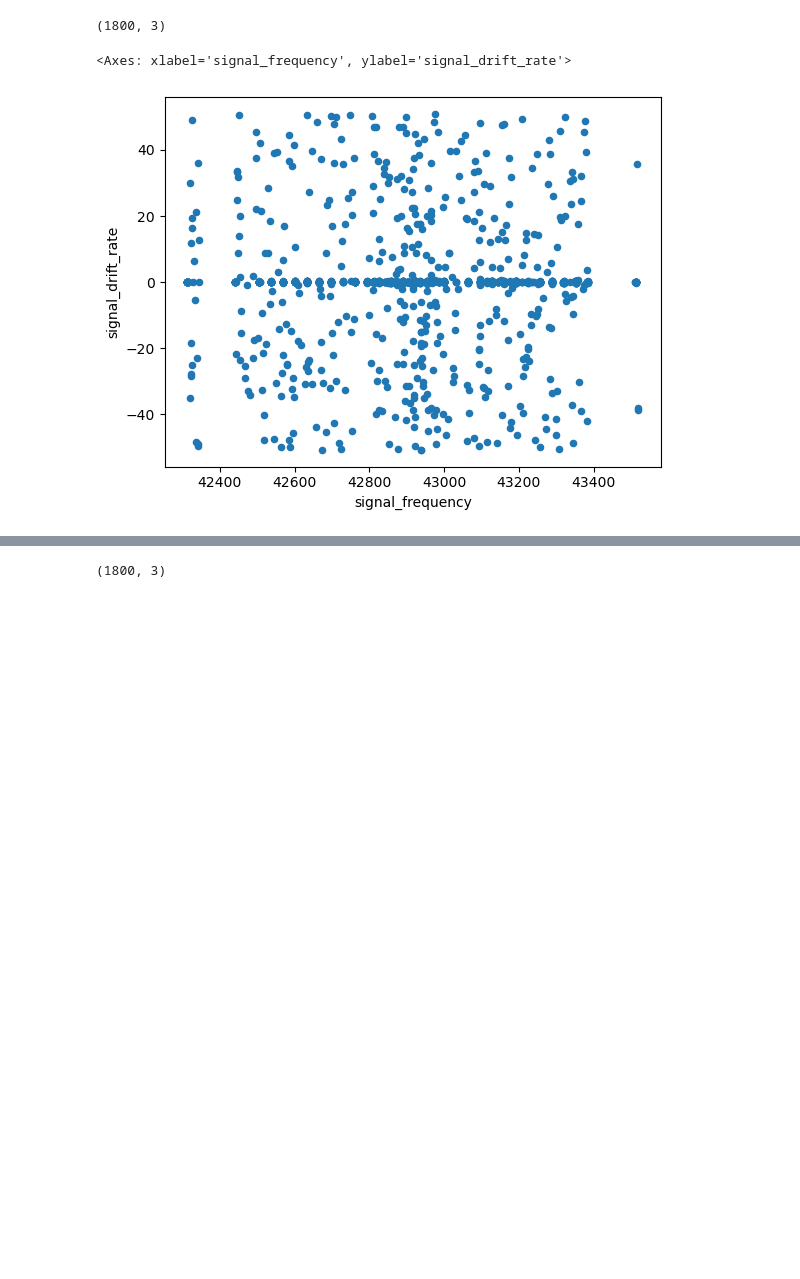
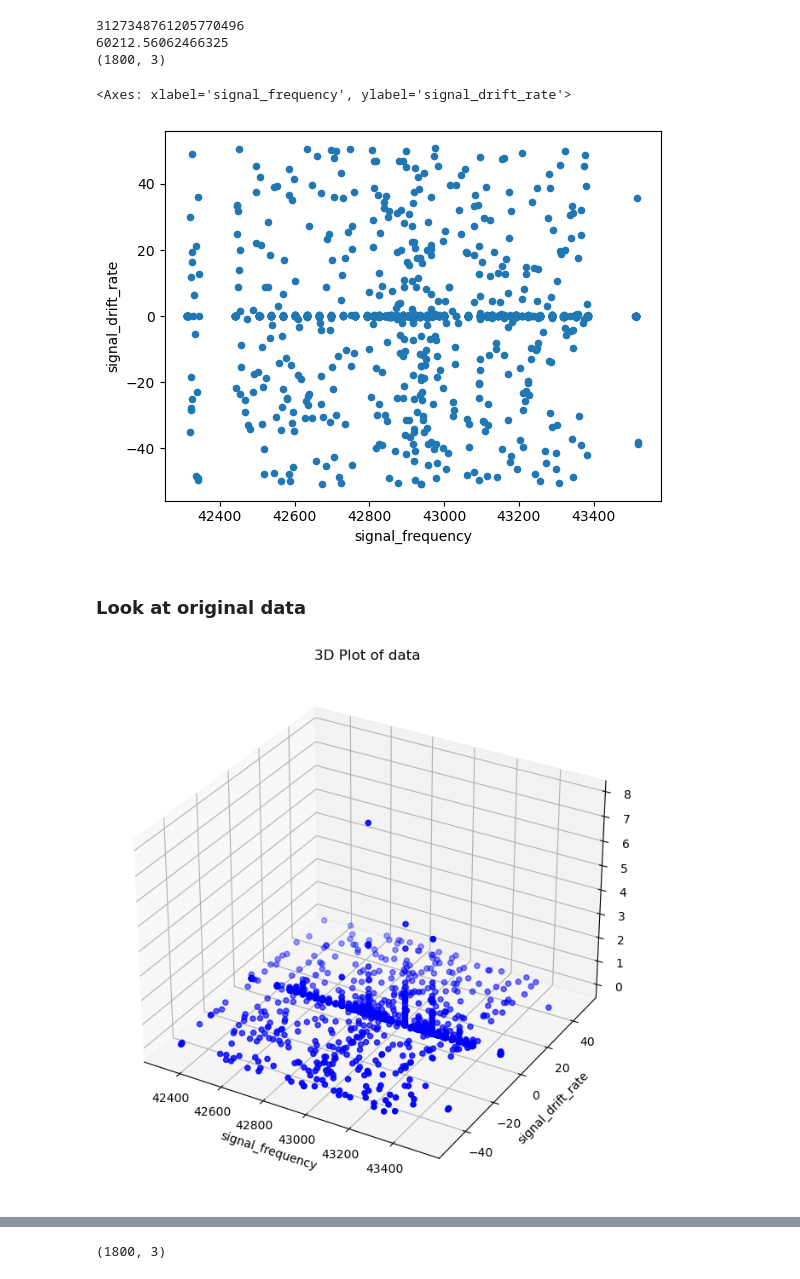
Before and after one commit to talonmyburgh/BL-COSMIC-HighFreq-Search, a Jupyter notebook: pca_exploration/pca_single_time_reduced.ipynb, the cells around one changed output, grey strips where cells are left out. Drawn from its saved outputs; the diff is of its cells as text; code cells hidden in the pictures; blank space fills up the shorter version.

```diff
--- a/pca_exploration/pca_single_time_reduced.ipynb
+++ b/pca_exploration/pca_single_time_reduced.ipynb
@@ -44,8 +46,10 @@ columns_we_care_about = [
 
 # Take only data from a single source
 first_source = coherent["source_name"][0]
+print(first_source)
 indices_of_first_source = coherent["source_name"] == first_source
 first_time = coherent["tstart"][0]
+print(first_time)
 indices_of_first_time = coherent["tstart"] == first_time
 indices_of_data = indices_of_first_source & indices_of_first_time
 data = coherent[indices_of_data][columns_we_care_about]
@@ -53,6 +57,29 @@ print(data.shape)
 
 data.plot.scatter("signal_frequency", "signal_drift_rate")
 # %% [output]
+3127348761205770496
+60212.56062466325
 (1800, 3)
 <Axes: xlabel='signal_frequency', ylabel='signal_drift_rate'>
 [figure]
+# %% [markdown]
+### Look at original data
+# %%
+# Do a 3d plot with all 3 features
+fig = plt.figure(figsize=(8, 8))
+ax = fig.add_subplot(111, projection='3d')
+
+# Plot data points as a 3D scatter plot
+features = [data[column] for column in data.columns]
+ax.scatter(features[0], features[1], features[2], c='blue', marker='o')
+
+# Set labels and title
+ax.set_xlabel(data.columns[0])
+ax.set_ylabel(data.columns[1])
+ax.set_zlabel(data.columns[2])
+ax.set_title('3D Plot of data')
+
+# Show plot
+plt.show()
+# %% [output]
+[figure, added]
```
Also changed, not shown: parts of 17 cells of this notebook, 41 other files.
